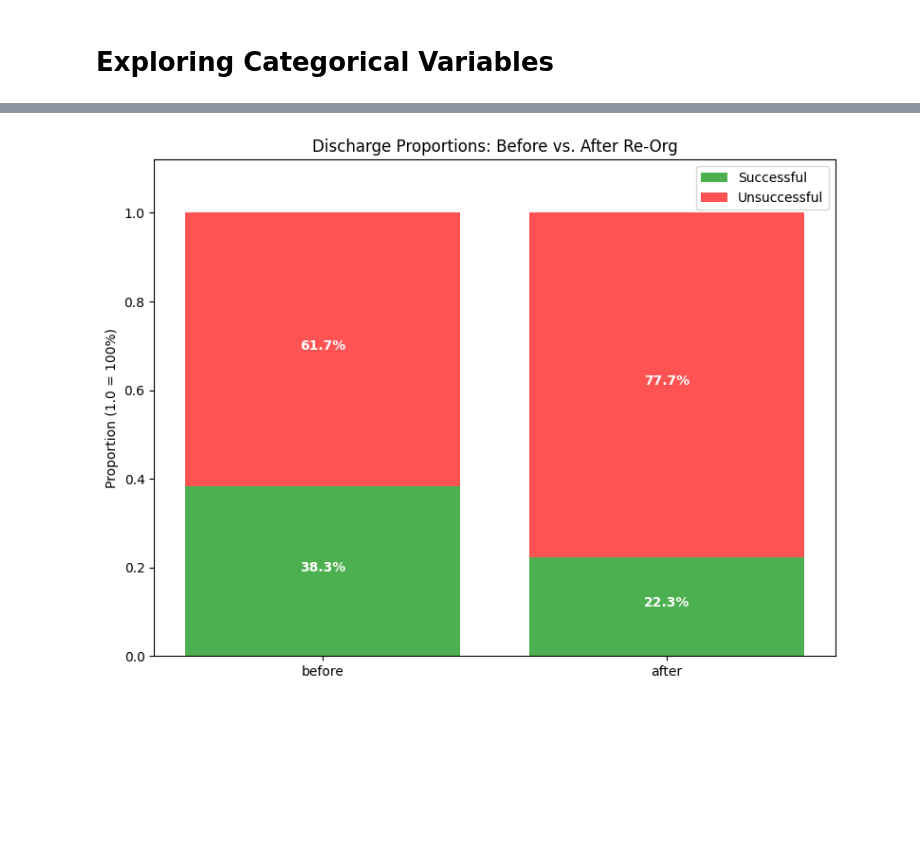
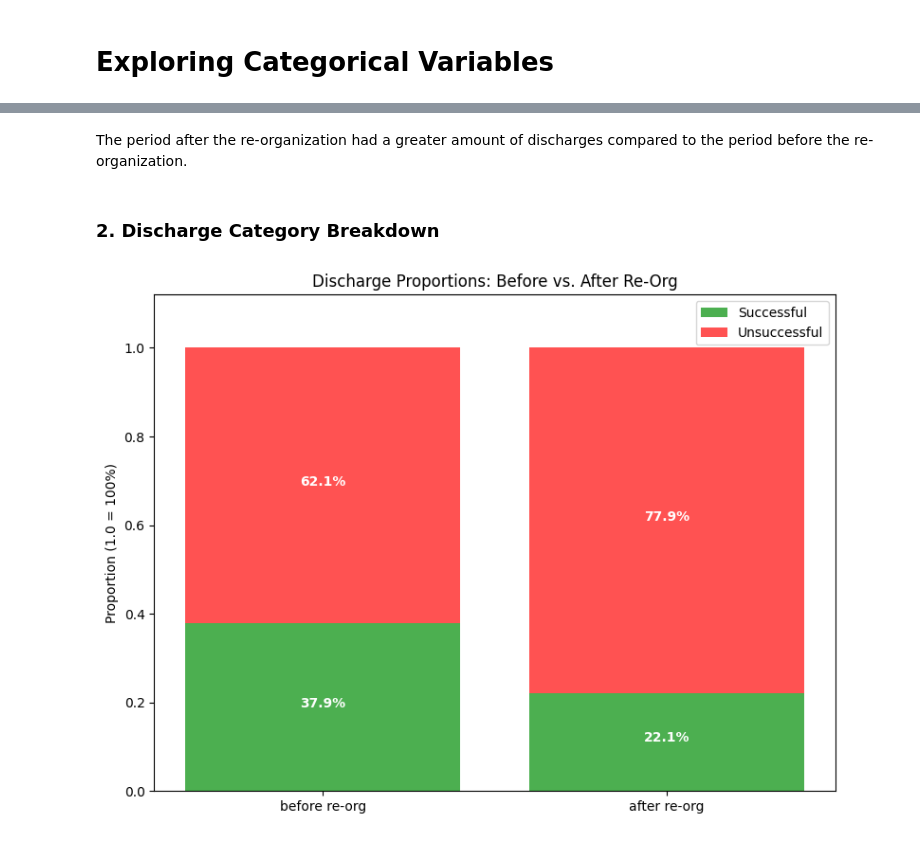
Before and after one commit to tessa-n05/Residential-SUD-Discharge-Analysis, a Jupyter notebook: Hypothesis_project.ipynb, the cells around one changed output, grey strips where cells are left out. Drawn from its saved outputs; the diff is of its cells as text; code cells hidden in the pictures; blank space fills up the shorter version.

```diff
--- a/Hypothesis_project.ipynb
+++ b/Hypothesis_project.ipynb
@@ -27,12 +50,10 @@ los[column_list] = los[column_list].apply(lambda x: x.str.lower())
 # %%
-# apply filters
-
 #filter discharge date
-discharged_filter = los['Date_of_Discharge'].between('2025-02-01', '2026-03-31')
+discharged_filter = los['Date_of_Discharge'].between('2025-03-01', '2026-02-28')
 los = los[discharged_filter]
 #print(los['Date_of_Discharge'].min(), los['Date_of_Discharge'].max())
 
 # filter discharge reason
 target_strings = ['completed program', 'patient left without staff approval', 'patient conduct (behavioral)']
 los = los[los['Reason_for_Discharge'].isin(target_strings)]
-#los['Reason_for_Discharge'].value_counts()
+los['Reason_for_Discharge'].value_counts()
@@ -39,11 +75,12 @@ los = los[los['Reason_for_Discharge'].isin(target_strings)]
 # %%
-# create lengt of stay column
+# create length of stay column
 los['Length_of_Stay'] = (los['Date_of_Discharge'] - los['Admission_Date']).dt.days + 1
 
 #create before and after period categories
-los['Period'] = los['Date_of_Discharge'].apply(lambda x: 'before' if x < pd.to_datetime('2025-08-31') else 'after')
+los['Period'] = los['Date_of_Discharge'].apply(lambda x: 'before re-org' if x < pd.to_datetime('2025-08-31') else 'after re-org')
 los['Period'] = los['Period'].astype('category')
-#los['Period'].value_counts()
+print(los['Period'].value_counts())
+print("")
 
 #create discharge type categories (successful vs unsuccessful)
 def discharge_type(reason):
@@ -52,8 +89,8 @@ def discharge_type(reason):
     else:
         return 'unsuccessful'
 
-los['Discharge_Type'] = los['Reason_for_Discharge'].apply(discharge_type)
-los['Discharge_Type'] = los['Discharge_Type'].astype('category')
-#los['Discharge_Type'].value_counts()
-los
+los['Discharge_Cat'] = los['Reason_for_Discharge'].apply(discharge_type)
+los['Discharge_Cat'] = los['Discharge_Cat'].astype('category')
+print(los['Discharge_Cat'].value_counts())
+#los.head(5)
 # %% [output]
@@ -88,0 +110,17 @@ Name: proportion, dtype: float64
+# %%
+# proportion bar chart for before vs after discharges
+period_counts = los['Period'].value_counts(normalize=True).reindex(['before re-org', 'after re-org']).fillna(0)
+period_counts_n = los['Period'].value_counts().reindex(['before re-org', 'after re-org']).fillna(0).astype(int)
+
+fig, ax = plt.subplots(figsize=(8, 6))
+ax.bar(period_counts.index, period_counts.values, color=['#1976D2', '#FF9800'])
+ax.set_ylim(0, 1.15)
+ax.set_ylabel('Proportion of Total Discharges')
+ax.set_xlabel('Period')
+ax.set_title('Proportion of Discharges Before and After Reorganization')
+
+for i, (prop, count) in enumerate(zip(period_counts.values, period_counts_n.values)):
+    ax.text(i, prop + 0.03, f'{prop:.1%}\n({count} discharges)', ha='center', va='bottom', fontweight='bold')
+
+plt.tight_layout()
+plt.show()
@@ -89,40 +129,44 @@ Name: proportion, dtype: float64
+# %% [markdown]
+The period after the re-organization had a greater amount of discharges compared to the period before the re-organization.
+# %% [markdown]
+### 2. Discharge Category Breakdown
 # %%
 #successful vs unsuccessful
 
 # calculate porportions of successful vs unsuccessful discharges for both periods
-before_props = los[los['Period'] == 'before']['Discharge_Type'].value_counts(normalize=True)
-after_props = los[los['Period'] == 'after']['Discharge_Type'].value_counts(normalize=True)
+before_props = los[los['Period'] == 'before re-org']['Discharge_Cat'].value_counts(normalize=True)
+after_props = los[los['Period'] == 'after re-org']['Discharge_Cat'].value_counts(normalize=True)
 
 # prepare data for plot
-periods = ['before', 'after']
+periods = ['before re-org', 'after re-org']
 success_vals = [before_props.get('successful', 0), after_props.get('successful', 0)]
 unsuccess_vals = [before_props.get('unsuccessful', 0), after_props.get('unsuccessful', 0)]
 
 # create plot
 fig, ax = plt.subplots(figsize=(8, 6))
 
 # plot successes
 ax.bar(periods, success_vals, label='Successful', color='#4CAF50')
 
 # plot unsuccessful discharges on top of successes
 ax.bar(periods, unsuccess_vals, bottom=success_vals, label='Unsuccessful', color='#FF5252')
 
 # formatting
 ax.set_ylabel('Proportion (1.0 = 100%)')
 ax.set_title('Discharge Proportions: Before vs. After Re-Org')
 ax.set_ylim(0, 1.12)  # buffer for the legend
 ax.legend()
 
 # add percentage text on the bars
 for i in range(len(periods)):
     # label for Successful
     ax.text(i, success_vals[i]/2, f'{success_vals[i]:.1%}',
             ha='center', color='white', fontweight='bold')
     # label for Unsuccessful
     ax.text(i, success_vals[i] + (unsuccess_vals[i]/2), f'{unsuccess_vals[i]:.1%}',
             ha='center', color='white', fontweight='bold')
 
 plt.tight_layout()
 plt.show()
 # %% [output]
-[figure, old version]
+[figure, new version]
```
Also changed, not shown: parts of 18 cells of this notebook.
